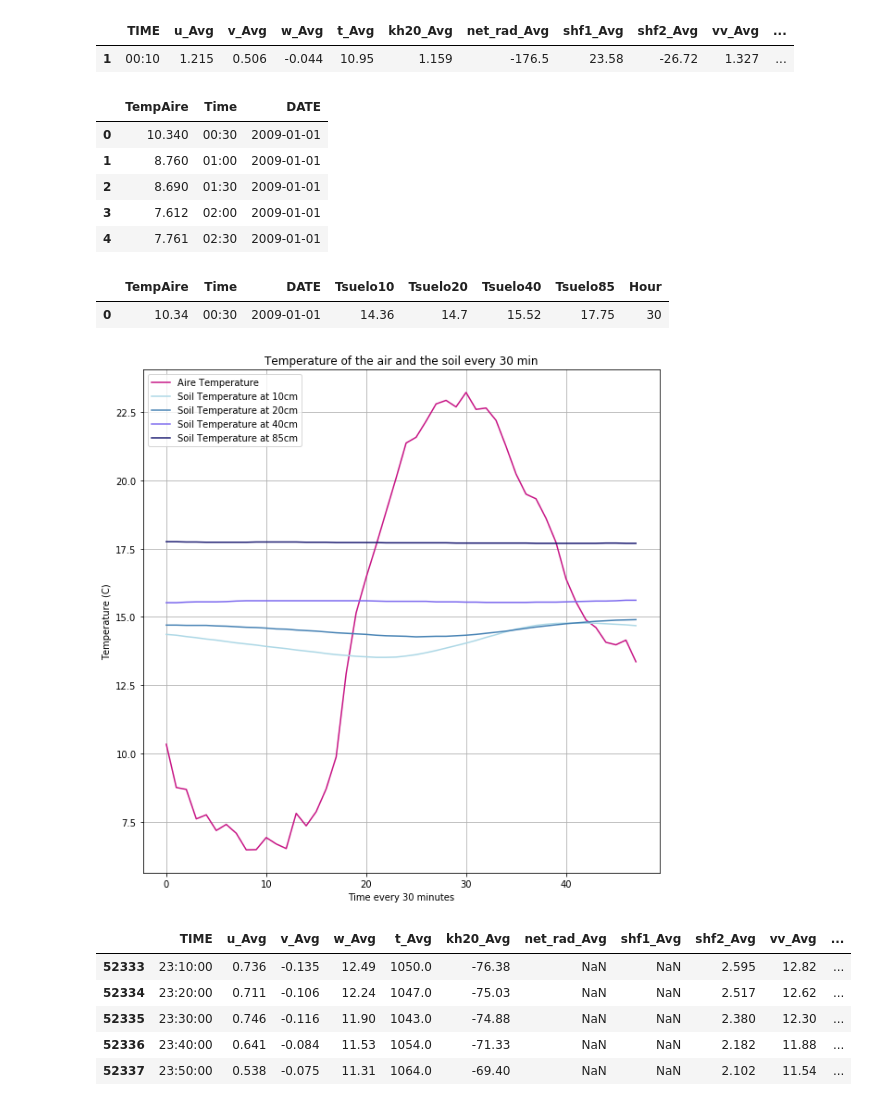
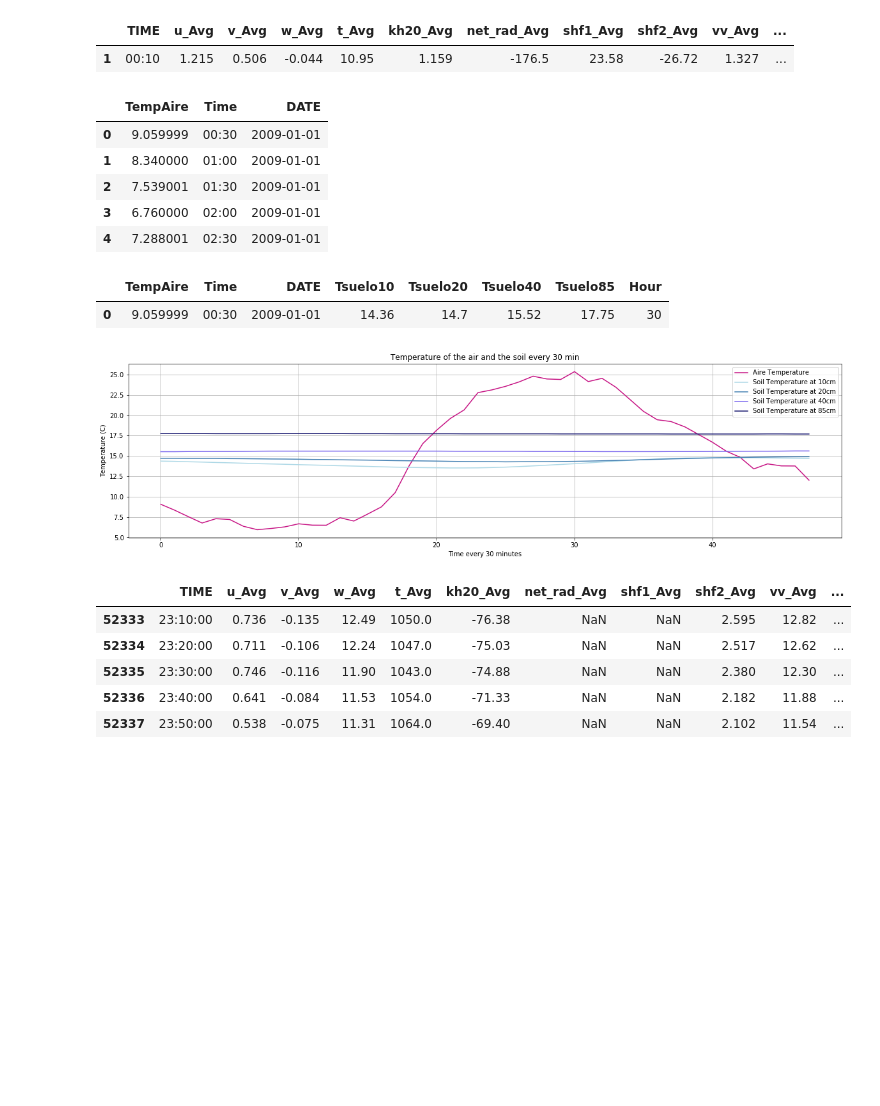
Before and after one commit to JoelA06/Tareas, a Jupyter notebook: Actividad8/Actividad8.ipynb, the cells around one changed output. Drawn from its saved outputs; the diff is of its cells as text; code cells hidden in the pictures; blank space fills up the shorter version.

```diff
--- a/Actividad8/Actividad8.ipynb
+++ b/Actividad8/Actividad8.ipynb
@@ -156,7 +141,7 @@ Time = []
 Date = []
 
 for i in range(3,145,3):
-    TempAire.append(meteo1["t_Avg"][i])
+    TempAire.append(meteo1["airT_Avg"][i])
     Time.append(meteo1["TIME"][i])
     Date.append(meteo1["Date"][i])
 Graf["TempAire"] = TempAire
@@ -165,11 +150,11 @@ Graf["DATE"] = Date
 Graf.head()
 # %% [output]
 |  | TempAire | Time | DATE |
-| 0 | 10.340 | 00:30 | 2009-01-01 |
-| 1 | 8.760 | 01:00 | 2009-01-01 |
-| 2 | 8.690 | 01:30 | 2009-01-01 |
-| 3 | 7.612 | 02:00 | 2009-01-01 |
-| 4 | 7.761 | 02:30 | 2009-01-01 |
+| 0 | 9.059999 | 00:30 | 2009-01-01 |
+| 1 | 8.340000 | 01:00 | 2009-01-01 |
+| 2 | 7.539001 | 01:30 | 2009-01-01 |
+| 3 | 6.760000 | 02:00 | 2009-01-01 |
+| 4 | 7.288001 | 02:30 | 2009-01-01 |
 # %%
 #Llenando los datos para graficar de la temperatura del suelo
 Tsuelo10 = []
@@ -191,24 +176,24 @@ Graf["Hour"] = Hour
 Graf.head(1)
 # %% [output]
 |  | TempAire | Time | DATE | Tsuelo10 | Tsuelo20 | Tsuelo40 | Tsuelo85 | Hour |
-| 0 | 10.34 | 00:30 | 2009-01-01 | 14.36 | 14.7 | 15.52 | 17.75 | 30 |
+| 0 | 9.059999 | 00:30 | 2009-01-01 | 14.36 | 14.7 | 15.52 | 17.75 | 30 |
 # %%
-plt.figure(figsize=(10,10))
+plt.figure(figsize=(20,5))
 plt.plot(Graf["TempAire"], label="Aire Temperature", color = "mediumvioletred")
 plt.xlabel("Time every 30 minutes")
 plt.ylabel("Temperature (C)")
 plt.grid()
 
 plt.plot(Graf["Tsuelo10"], label = "Soil Temperature at 10cm", color = "lightblue")
 plt.plot(Graf["Tsuelo20"], label = "Soil Temperature at 20cm", color = "steelblue")
 plt.plot(Graf["Tsuelo40"], label = "Soil Temperature at 40cm", color = "mediumslateblue")
 plt.plot(Graf["Tsuelo85"], label = "Soil Temperature at 85cm", color = "midnightblue")
 plt.legend()
 plt.title("Temperature of the air and the soil every 30 min")
 plt.savefig("grafica_1",plt=2000)
 plt.show()
 # %% [output]
-[figure, old version]
+[figure, new version]
 # %%
 meteo1.tail()
 # %% [output]
```
Also changed, not shown: parts of 8 cells of this notebook, 1 other file.
